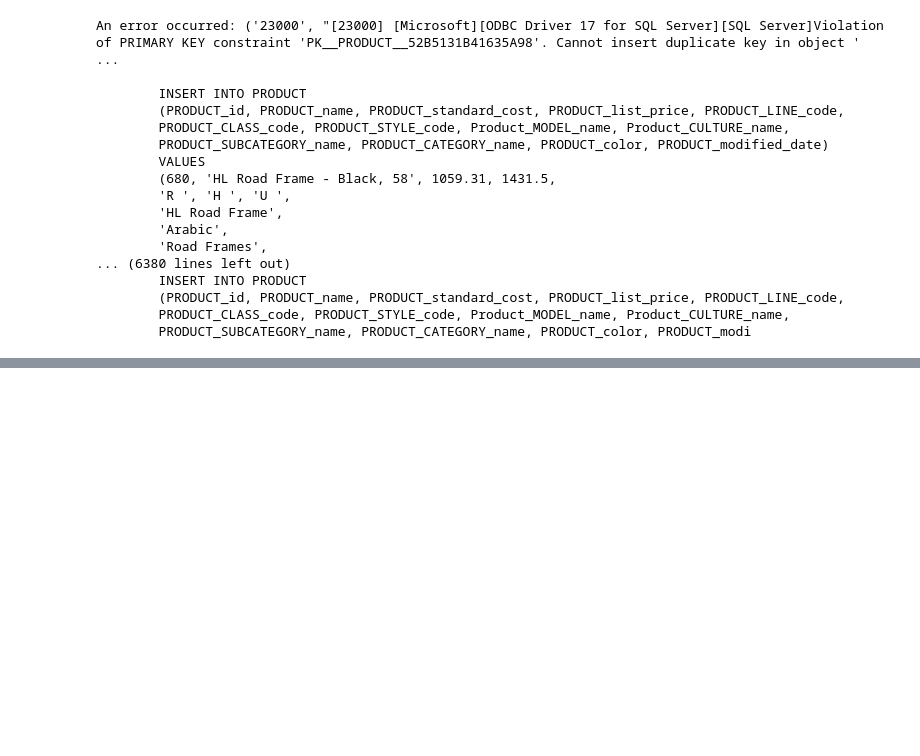
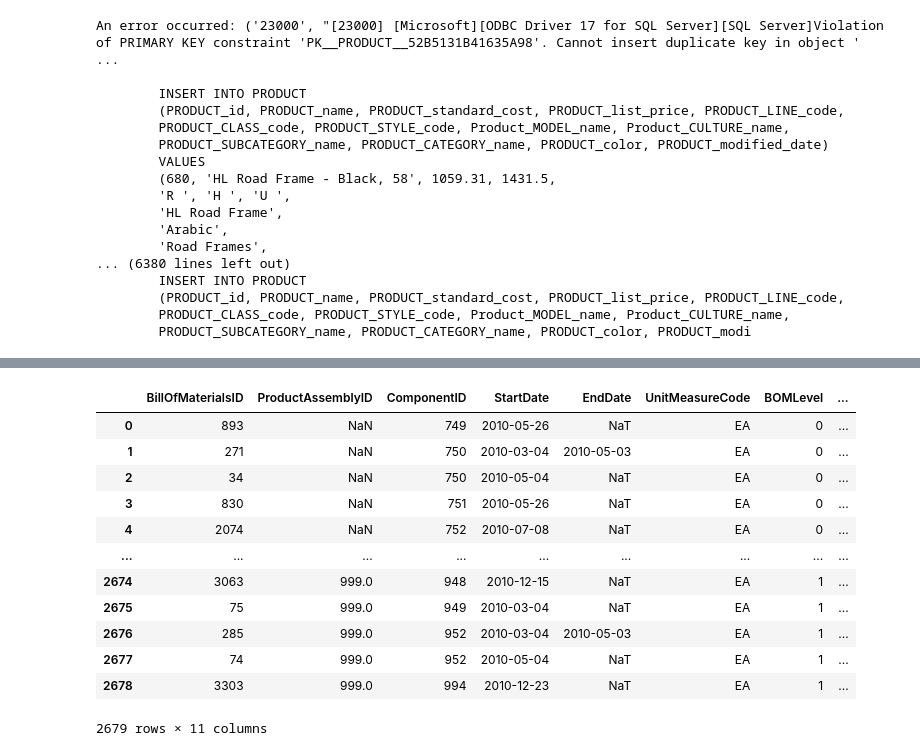
Before and after one commit to DiegoIEC/deds_project, a Jupyter notebook: deds/product.ipynb, the cells around one changed output, grey strips where cells are left out. Cells and saved outputs as stored; diff of their text form; code cells hidden in the pictures; blank space fills up the shorter version.

```diff
--- a/deds/product.ipynb
+++ b/deds/product.ipynb
@@ -157,0 +237,9 @@ An error occurred: ('23000', "[23000] [Microsoft][ODBC Driver 17 for SQL Server]
+# %%
+newQuery = "SELECT * FROM [Purchasing].[ProductVendor]"
+purchase_productvendor = pd.read_sql(newQuery,DB_AW_conn)
+
+newQuery = "SELECT * FROM [Purchasing].[Vendor]"
+purchase_vendor = pd.read_sql(newQuery,DB_AW_conn)
+
+newQuery = "SELECT * FROM [Production].[UnitMeasure]"
+purchase_unitmeasure = pd.read_sql(newQuery,DB_AW_conn)
@@ -157,0 +513,20 @@ An error occurred: ('23000', "[23000] [Microsoft][ODBC Driver 17 for SQL Server]
+# %%
+newQuery = "SELECT * FROM [Production].[BillOfMaterials]"
+bill_of_materials= pd.read_sql(newQuery,DB_AW_conn)
+# %%
+bill_of_materials_merge = bill_of_materials.merge(purchase_unitmeasure, left_on='UnitMeasureCode', right_on='UnitMeasureCode', how='left', suffixes=('', '_UnitMeasure'))
+bill_of_materials_merge
+# %% [output]
+|  | BillOfMaterialsID | ProductAssemblyID | ComponentID | StartDate | EndDate | UnitMeasureCode | BOMLevel | ... |
+| 0 | 893 | NaN | 749 | 2010-05-26 | NaT | EA | 0 | ... |
+| 1 | 271 | NaN | 750 | 2010-03-04 | 2010-05-03 | EA | 0 | ... |
+| 2 | 34 | NaN | 750 | 2010-05-04 | NaT | EA | 0 | ... |
+| 3 | 830 | NaN | 751 | 2010-05-26 | NaT | EA | 0 | ... |
+| 4 | 2074 | NaN | 752 | 2010-07-08 | NaT | EA | 0 | ... |
+| ... | ... | ... | ... | ... | ... | ... | ... | ... |
+| 2674 | 3063 | 999.0 | 948 | 2010-12-15 | NaT | EA | 1 | ... |
+| 2675 | 75 | 999.0 | 949 | 2010-03-04 | NaT | EA | 1 | ... |
+| 2676 | 285 | 999.0 | 952 | 2010-03-04 | 2010-05-03 | EA | 1 | ... |
+| 2677 | 74 | 999.0 | 952 | 2010-05-04 | NaT | EA | 1 | ... |
+| 2678 | 3303 | 999.0 | 994 | 2010-12-23 | NaT | EA | 1 | ... |
+2679 rows × 11 columns
```
Also changed, not shown: parts of 22 cells of this notebook, 19 other files.
